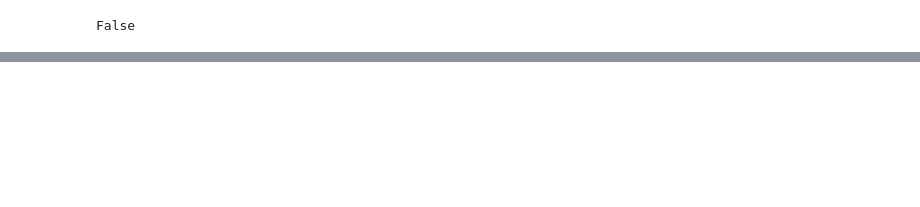
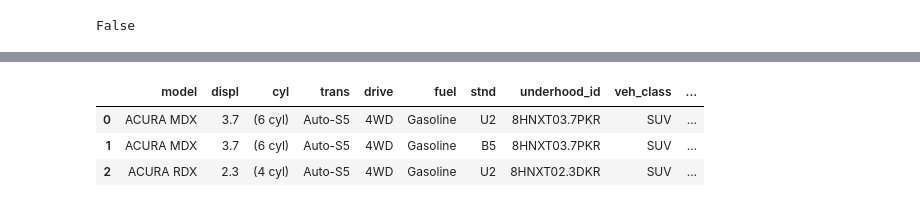
Before and after one commit to juhidhingra/udacity_data_analyst_nanodegree, a Jupyter notebook: UDACITY/Data Analysis Process - Udacity Case Study 2/Cleaning data.ipynb, the cells around one changed output, grey strips where cells are left out. Saved outputs shown, nothing was run; the diff lists cells and outputs as text; code cells hidden in the pictures; blank space fills up the shorter version.

```diff
--- a/UDACITY/Data Analysis Process - Udacity Case Study 2/Cleaning data.ipynb
+++ b/UDACITY/Data Analysis Process - Udacity Case Study 2/Cleaning data.ipynb
@@ -130,0 +281,5 @@ df_18.to_csv('data_18_v1.csv', index=False)
+# %%
+# load datasets
+
+df_08 = pd.read_csv('data_08_v2.csv')
+df_18 = pd.read_csv('data_18_v2.csv')
@@ -130,0 +307,7 @@ df_18.to_csv('data_18_v1.csv', index=False)
+# %%
+df_08.head(3)
+# %% [output]
+|  | model | displ | cyl | trans | drive | fuel | stnd | underhood_id | veh_class | ... |
+| 0 | ACURA MDX | 3.7 | (6 cyl) | Auto-S5 | 4WD | Gasoline | U2 | 8HNXT03.7PKR | SUV | ... |
+| 1 | ACURA MDX | 3.7 | (6 cyl) | Auto-S5 | 4WD | Gasoline | B5 | 8HNXT03.7PKR | SUV | ... |
+| 2 | ACURA RDX | 2.3 | (4 cyl) | Auto-S5 | 4WD | Gasoline | U2 | 8HNXT02.3DKR | SUV | ... |
```
Also changed, not shown: parts of 49 cells of this notebook, 5 other files.
